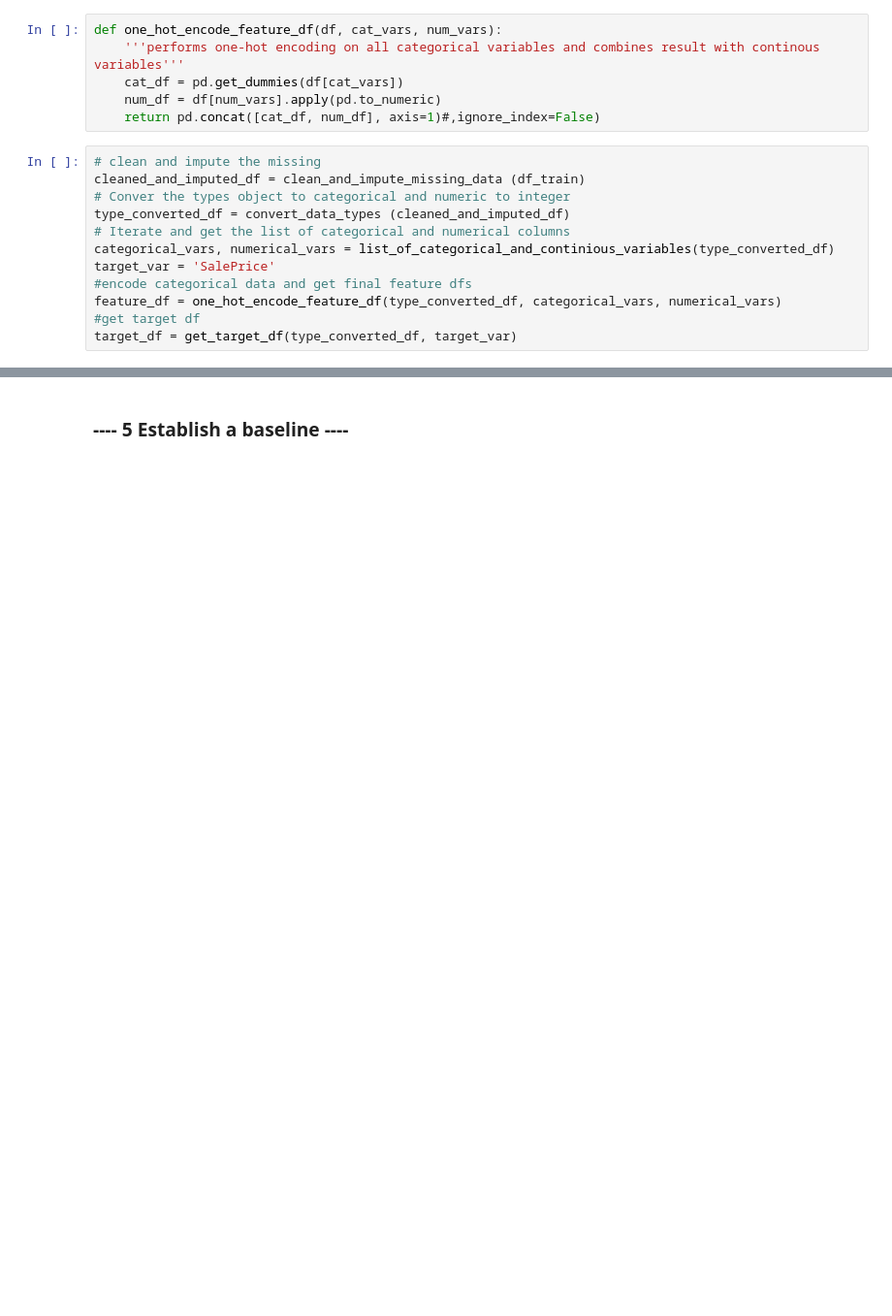
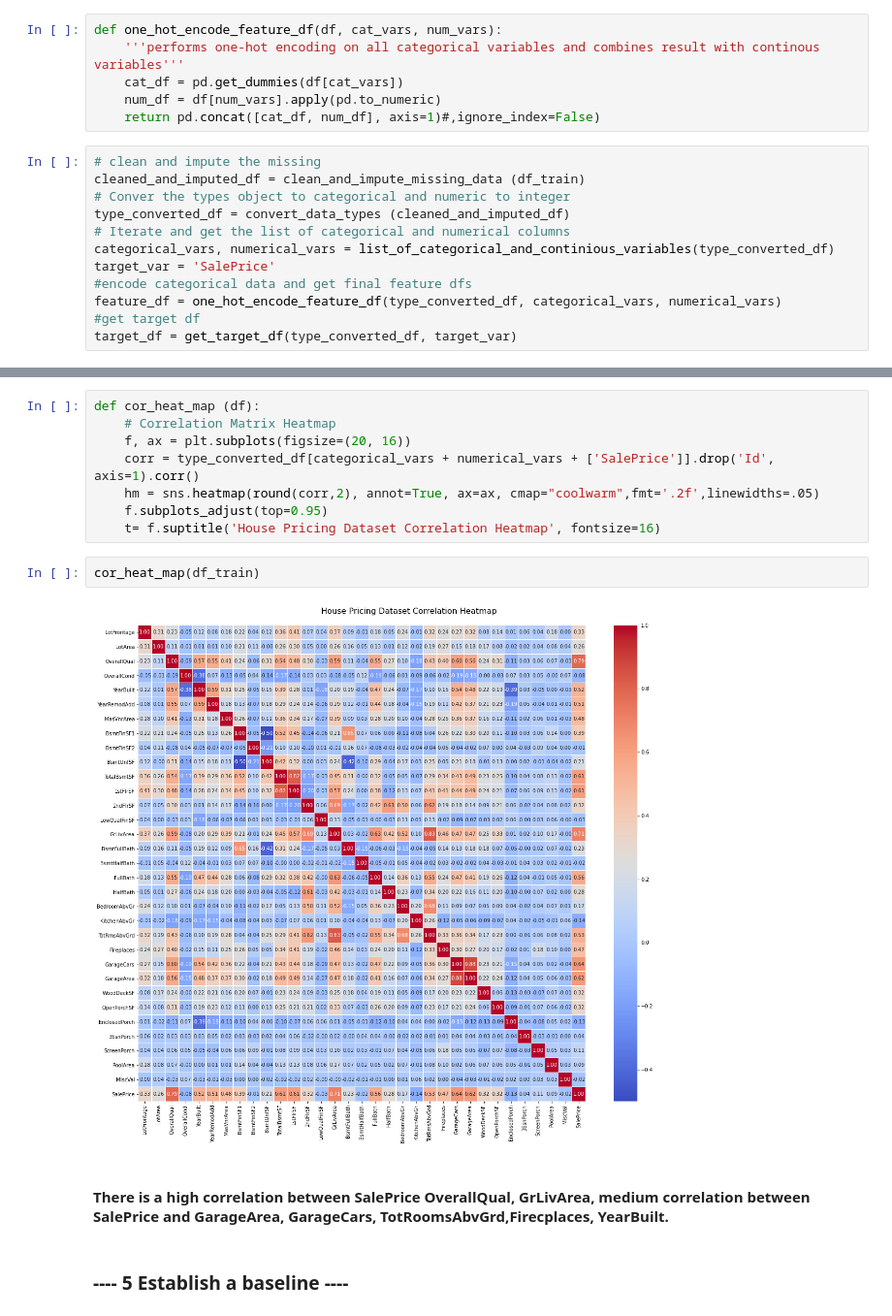
Before and after one commit to vbabashov/house-prices, a Jupyter notebook: price_prediction.ipynb, the cells around one changed output, grey strips where cells are left out. Shown at 97% size. Saved outputs shown, nothing was run; the diff lists cells and outputs as text; blank space fills up the shorter version.

```diff
--- a/price_prediction.ipynb
+++ b/price_prediction.ipynb
@@ -276,3 +157,17 @@ plt.show()
+# %%
+def cor_heat_map (df):
+    # Correlation Matrix Heatmap
+    f, ax = plt.subplots(figsize=(20, 16))
+    corr = type_converted_df[categorical_vars + numerical_vars + ['SalePrice']].drop('Id', axis=1).corr()
+    hm = sns.heatmap(round(corr,2), annot=True, ax=ax, cmap="coolwarm",fmt='.2f',linewidths=.05)
+    f.subplots_adjust(top=0.95)
+    t= f.suptitle('House Pricing Dataset Correlation Heatmap', fontsize=16)
+# %%
+cor_heat_map(df_train)
+# %% [output]
+[figure, added]
+# %% [markdown]
+#### There is a high correlation between SalePrice OverallQual, GrLivArea, medium correlation between SalePrice and GarageArea, GarageCars, TotRoomsAbvGrd,Firecplaces, YearBuilt.
 # %% [markdown]
 ### ---- 5 Establish a baseline ----
 # %%
```
Also changed, not shown: parts of 34 cells of this notebook.
